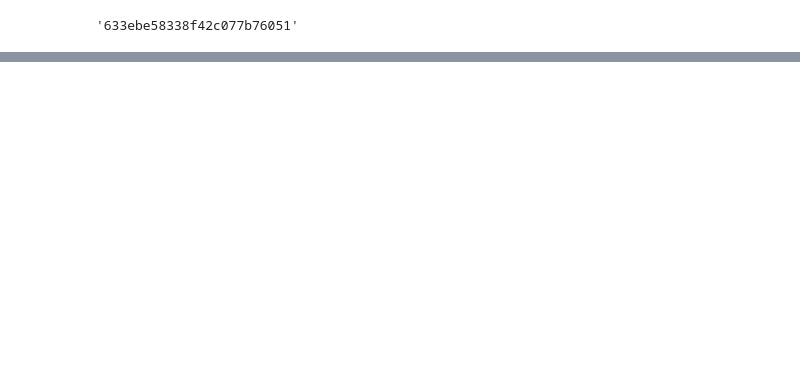
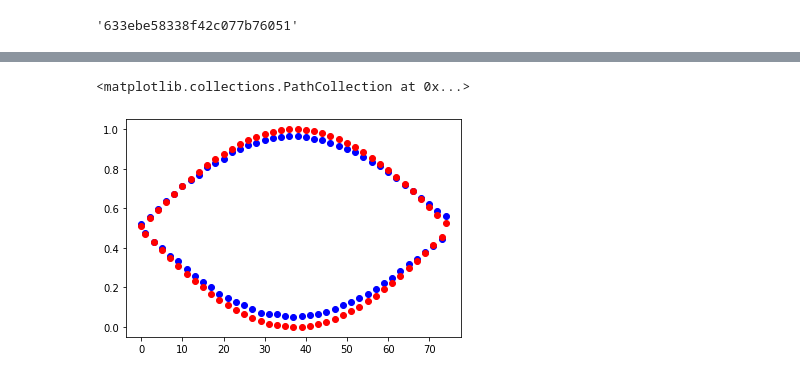
Before and after one commit to spham1611/PulsatingPulseLab, a Jupyter notebook: Pulses/DRAG.ipynb, the cells around one changed output, grey strips where cells are left out. Saved outputs shown, nothing was run; the diff lists cells and outputs as text; code cells hidden in the pictures; blank space fills up the shorter version.

```diff
--- a/Pulses/DRAG.ipynb
+++ b/Pulses/DRAG.ipynb
@@ -334,0 +340,7 @@ plt.scatter(range(100), zero_population_odd, marker='o', linestyle='-', color='b
+# %%
+plt.scatter(range(75), zero_population_odd[:75], marker='o', linestyle='-', color='blue')
+plt.scatter(range(75), SX_odd_theory(range(75), 1.55002548), color='red')
+# plt.plot(range(75), SX_odd_theory(range(75), 1.55002548), color='green')
+# %% [output]
+<matplotlib.collections.PathCollection at 0x...>
+[figure, added]
```
Also changed, not shown: parts of 7 cells of this notebook, 3 other files.
